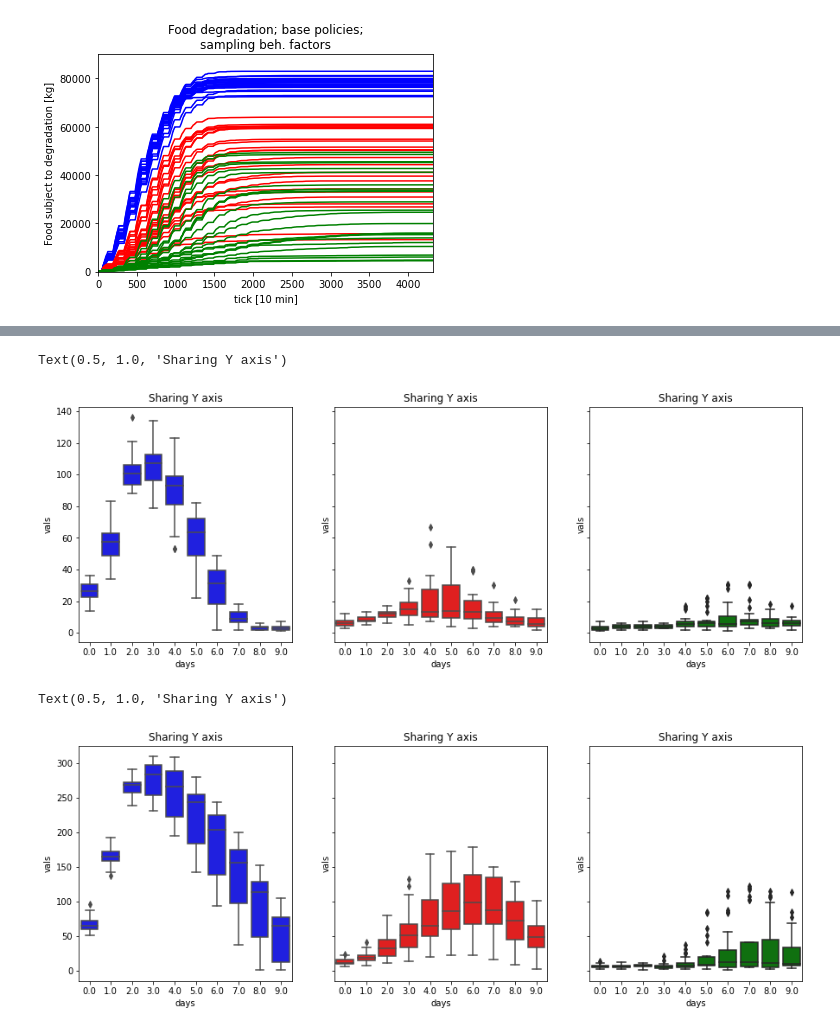
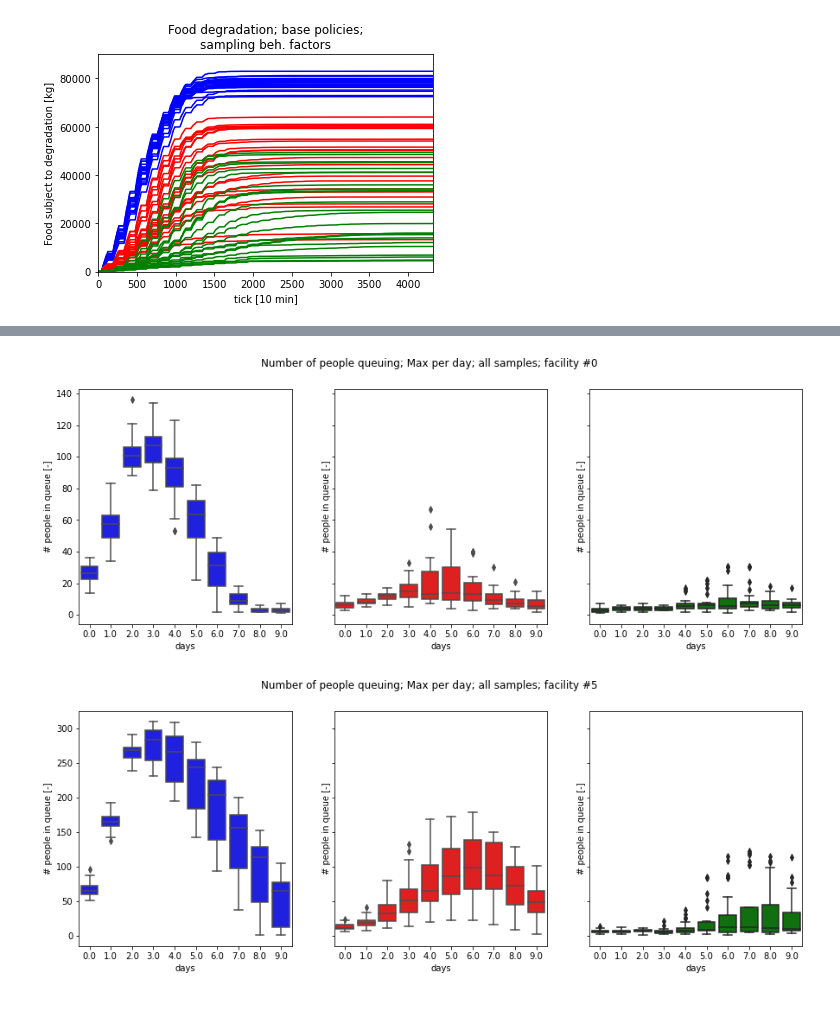
Before and after one commit to daanieo/FATM_ABM, a Jupyter notebook: results/sampling_base/Interpretation.ipynb, the cells around one changed output, grey strips where cells are left out. Cells and saved outputs as stored; diff of their text form; code cells hidden in the pictures.

Commit message:
updating graphs

```diff
--- a/results/sampling_base/Interpretation.ipynb
+++ b/results/sampling_base/Interpretation.ipynb
@@ -117,16 +91,0 @@ plt.show()
-# %%
-# library
-import numpy as np
-import matplotlib.pyplot as plt
-import seaborn as sns
-
-# Data
-y = list()
-for i in range(12):
-    y.append(data.iloc[:4320,i+3])
-
-# Plot
-plt.xlim([0,1000])
-plt.stackplot(x,y, labels=range(0,12))
-plt.legend(loc='upper left')
-plt.show()
@@ -138,40 +181,44 @@ plt.show()
 # Creates two subplots and unpacks the output array immediately
 f, (ax1, ax2,ax3) = plt.subplots(1, 3, sharey=True,figsize = (15,5))
 zoom_to_day = 10
 facility_number = 0
 
 
 y = {}
 
 
 for k in d:
     y[k] = [list(),list()]
 
     for j in d[k]:
 
 
         for i in range(0,30):
             indexmin = i*144 + 4320*j
             indexmax = (i+1)*144 +4320*j
             maxval = data.iloc[indexmin:indexmax,facility_number+3].max()
             y[k][0].append(i)
             y[k][1].append(maxval)
 
 plotdata = pd.DataFrame(np.transpose(y[0]),columns=["days","vals"])
 sns.boxplot(x = "days", y = "vals" ,data=plotdata[plotdata.days<zoom_to_day] ,ax=ax1,color='blue')
-ax1.set_title('Sharing Y axis')
+ax1.set_ylabel("# people in queue [-]")
+# ax1.set_title('Sharing Y axis')
 
 plotdata = pd.DataFrame(np.transpose(y[1]),columns=["days","vals"])
-sns.boxplot(x = "days", y = "vals" ,data=plotdata[plotdata.days<zoom_to_day],ax=ax2 ,color='red')
-ax2.set_title('Sharing Y axis')
+sns.boxplot(x = "days", y = "vals" ,data=plotdata[plotdata.days<zoom_to_day],ax=ax2, color='red' )
+ax2.set_ylabel("# people in queue [-]")
+# ax2.set_title('Sharing Y axis')
 
 plotdata = pd.DataFrame(np.transpose(y[2]),columns=["days","vals"])
-sns.boxplot(x = "days", y = "vals" ,data=plotdata[plotdata.days<zoom_to_day],ax=ax3 ,color='green')
-ax3.set_title('Sharing Y axis')
+sns.boxplot(x = "days", y = "vals" ,data=plotdata[plotdata.days<zoom_to_day],ax=ax3, color='green' )
+ax3.set_ylabel("# people in queue [-]")
+# ax3.set_title('Sharing Y axis')
 # ax2.scatter(x, y)
+
+f.suptitle('Number of people queuing; Max per day; all samples; facility #%s'%facility_number);
 # %% [output]
-Text(0.5, 1.0, 'Sharing Y axis')
-[figure, old version]
+[figure, new version]
 # %%
 
 # Creates two subplots and unpacks the output array immediately
@@ -198,16 +245,20 @@ for k in d:
 
 plotdata = pd.DataFrame(np.transpose(y[0]),columns=["days","vals"])
 sns.boxplot(x = "days", y = "vals" ,data=plotdata[plotdata.days<zoom_to_day] ,ax=ax1,color='blue')
-ax1.set_title('Sharing Y axis')
+ax1.set_ylabel("# people in queue [-]")
+# ax1.set_title('Sharing Y axis')
 
 plotdata = pd.DataFrame(np.transpose(y[1]),columns=["days","vals"])
 sns.boxplot(x = "days", y = "vals" ,data=plotdata[plotdata.days<zoom_to_day],ax=ax2, color='red' )
-ax2.set_title('Sharing Y axis')
+ax2.set_ylabel("# people in queue [-]")
+# ax2.set_title('Sharing Y axis')
 
 plotdata = pd.DataFrame(np.transpose(y[2]),columns=["days","vals"])
 sns.boxplot(x = "days", y = "vals" ,data=plotdata[plotdata.days<zoom_to_day],ax=ax3, color='green' )
-ax3.set_title('Sharing Y axis')
+ax3.set_ylabel("# people in queue [-]")
+# ax3.set_title('Sharing Y axis')
 # ax2.scatter(x, y)
+
+f.suptitle('Number of people queuing; Max per day; all samples; facility #%s'%facility_number);
 # %% [output]
-Text(0.5, 1.0, 'Sharing Y axis')
-[figure, old version]
+[figure, new version]
```
Also changed, not shown: parts of 5 cells of this notebook, 7 other files.
